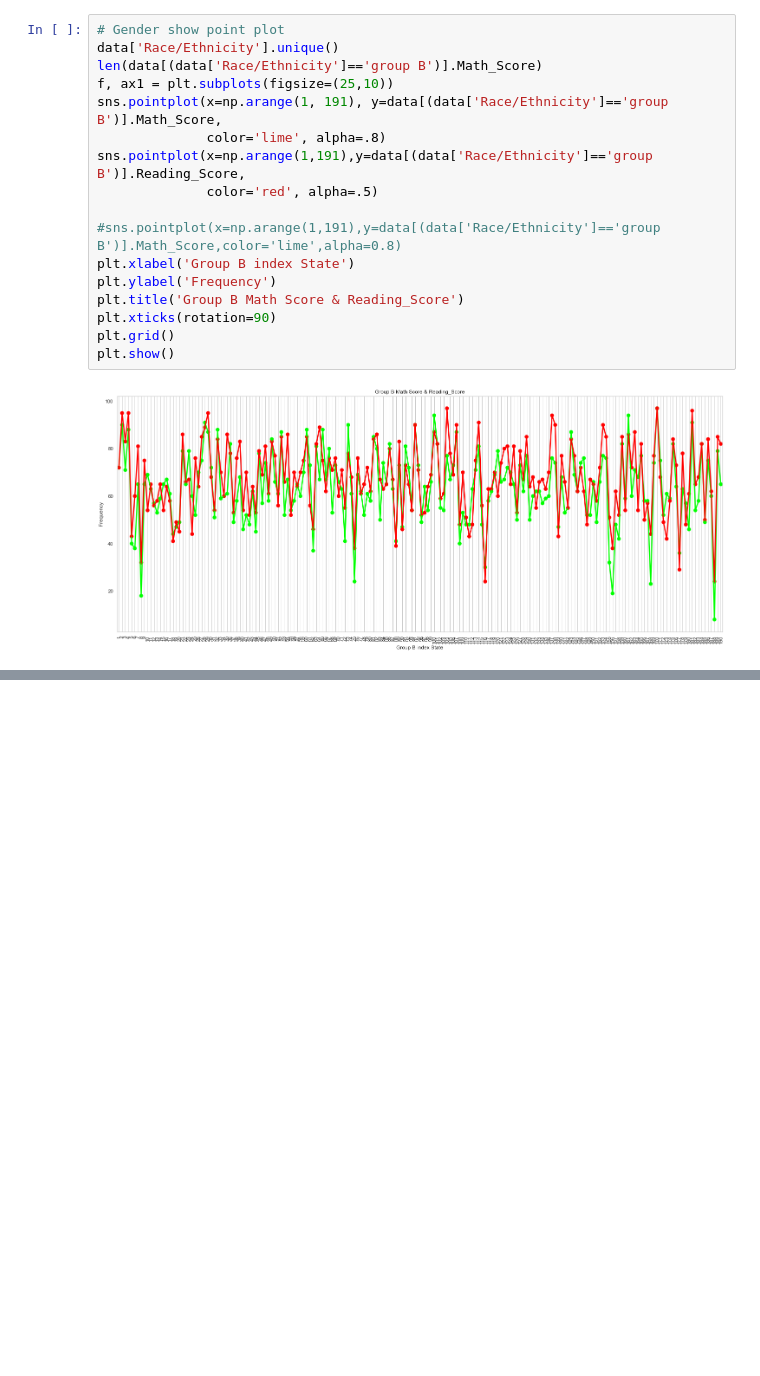
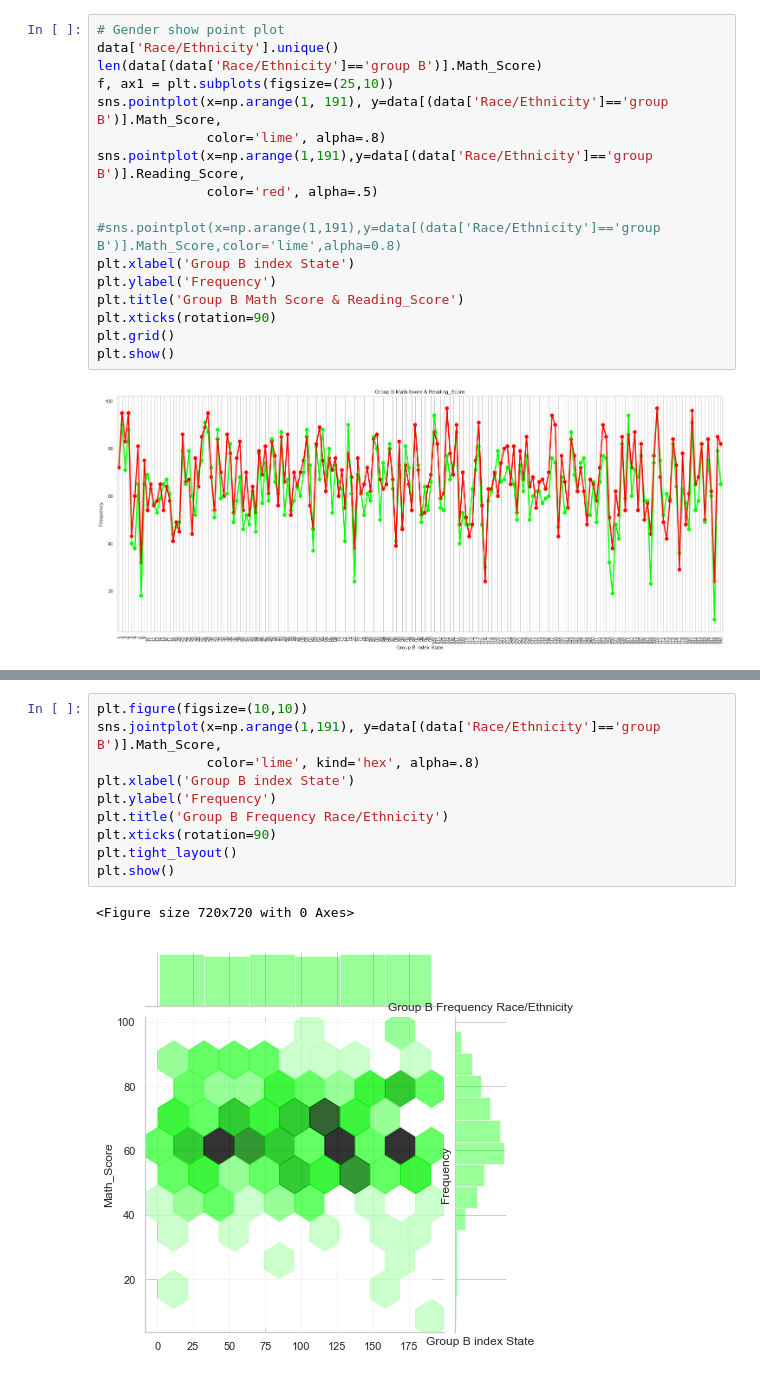
Before and after one commit to cholzkorn/data-science, a Jupyter notebook: seaborn-tutorial/main-tutorial.ipynb, the cells around one changed output, grey strips where cells are left out. Cells and saved outputs as stored; diff of their text form; blank space fills up the shorter version.

```diff
--- a/seaborn-tutorial/main-tutorial.ipynb
+++ b/seaborn-tutorial/main-tutorial.ipynb
@@ -334,0 +357,13 @@ plt.show()
+# %%
+plt.figure(figsize=(10,10))
+sns.jointplot(x=np.arange(1,191), y=data[(data['Race/Ethnicity']=='group B')].Math_Score,
+              color='lime', kind='hex', alpha=.8)
+plt.xlabel('Group B index State')
+plt.ylabel('Frequency')
+plt.title('Group B Frequency Race/Ethnicity')
+plt.xticks(rotation=90)
+plt.tight_layout()
+plt.show()
+# %% [output]
+<Figure size 720x720 with 0 Axes>
+[figure, added]
```
Also changed, not shown: parts of 5 cells of this notebook.
